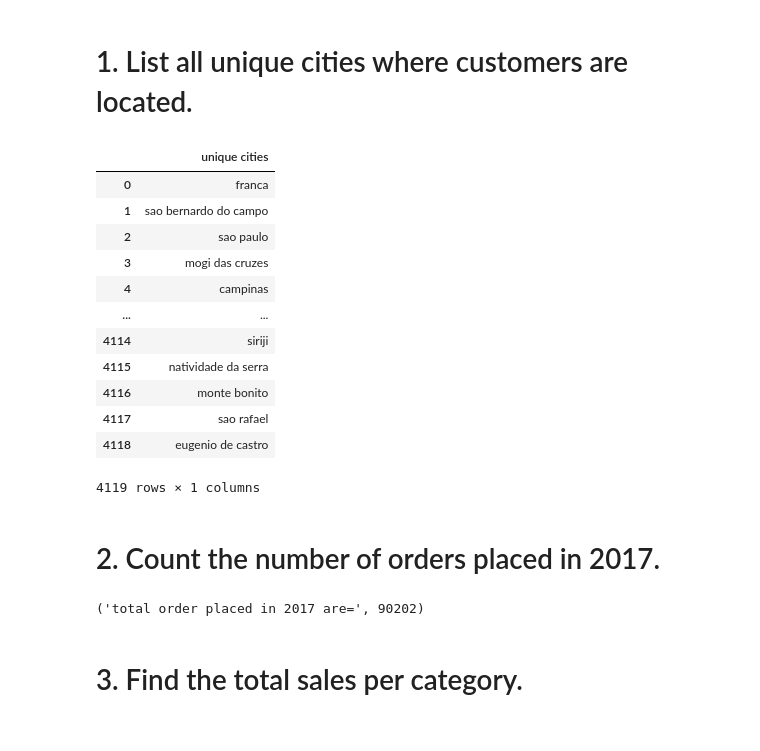
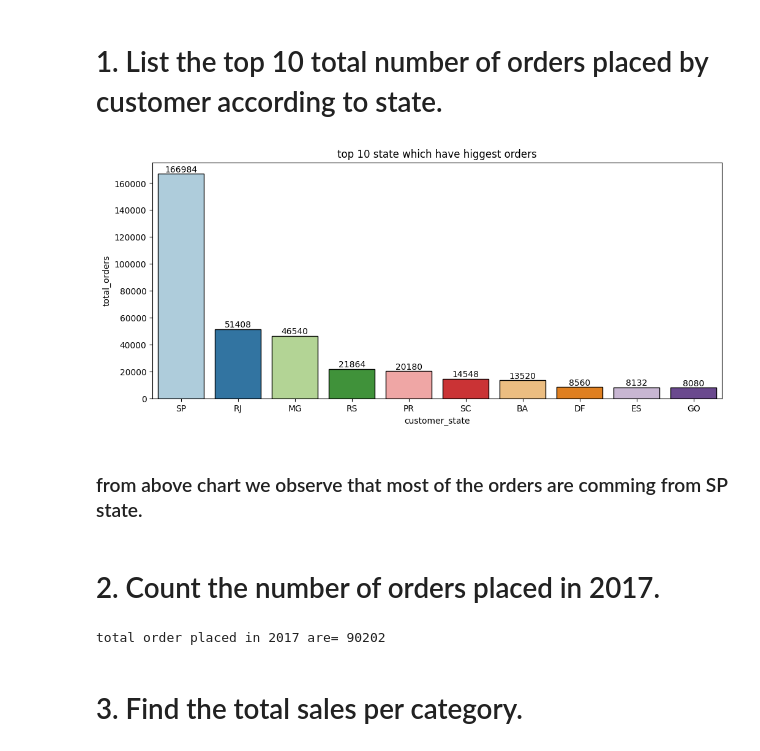
Before and after one commit to Mohammed-sameer03/E-ecommerce-Analysis, a Jupyter notebook: python+sql_ecommerce.ipynb, the cells around one changed output. Cells and saved outputs as stored; diff of their text form; code cells hidden in the pictures.

```diff
--- a/python+sql_ecommerce.ipynb
+++ b/python+sql_ecommerce.ipynb
@@ -8,37 +10,36 @@ import numpy as np
 db= mysql.connector.connect(host="localhost",username="root",password="sameer@123khan",database="ecommerce")
 cur=db.cursor()
 # %% [markdown]
-# 1. List all unique cities where customers are located.
+# 1. List the top 10 total number of orders placed by customer according to state.
-# %%
-query="""select distinct customer_city from customers"""
-cur.execute(query)
-data=cur.fetchall()
-
-df=pd.DataFrame(data,columns=["unique cities"])
-df
-# %% [output]
-|  | unique cities |
-| 0 | franca |
-| 1 | sao bernardo do campo |
-| 2 | sao paulo |
-| 3 | mogi das cruzes |
-| 4 | campinas |
-| ... | ... |
-| 4114 | siriji |
-| 4115 | natividade da serra |
-| 4116 | monte bonito |
-| 4117 | sao rafael |
-| 4118 | eugenio de castro |
-4119 rows × 1 columns
+# %%
+query="""select count(order_id) as total_orders ,c.customer_state from customers c join orders o on c.customer_id=o.customer_id
+group by c.customer_state order by total_orders desc limit 10;"""
+
+cur.execute(query)
+data=cur.fetchall()
+
+df=pd.DataFrame(data,columns=['total_orders','customer_state'])
+
+plt.figure(figsize=(12,5))
+ax=sns.barplot(x='customer_state',y='total_orders',data=df,palette='Paired',edgecolor="black")
+for bar in ax.containers:
+    ax.bar_label(bar)
+
+plt.title("top 10 state which have higgest orders")
+plt.show()
+# %% [output]
+[figure, added]
+# %% [markdown]
+### from above chart we observe that most of the orders are comming from SP state.
 # %% [markdown]
 # 2. Count the number of orders placed in 2017.
 # %%
 query="""select count(order_id) from orders where  year(order_purchase_timestamp)=2017"""
 cur.execute(query)
 data=cur.fetchall()
-"total order placed in 2017 are=",data[0][0]
+print("total order placed in 2017 are=",data[0][0])
 # %% [output]
-('total order placed in 2017 are=', 90202)
+total order placed in 2017 are= 90202
 # %% [markdown]
 # 3. Find the total sales per category.
 # %%
```
Also changed, not shown: parts of 27 cells of this notebook.
